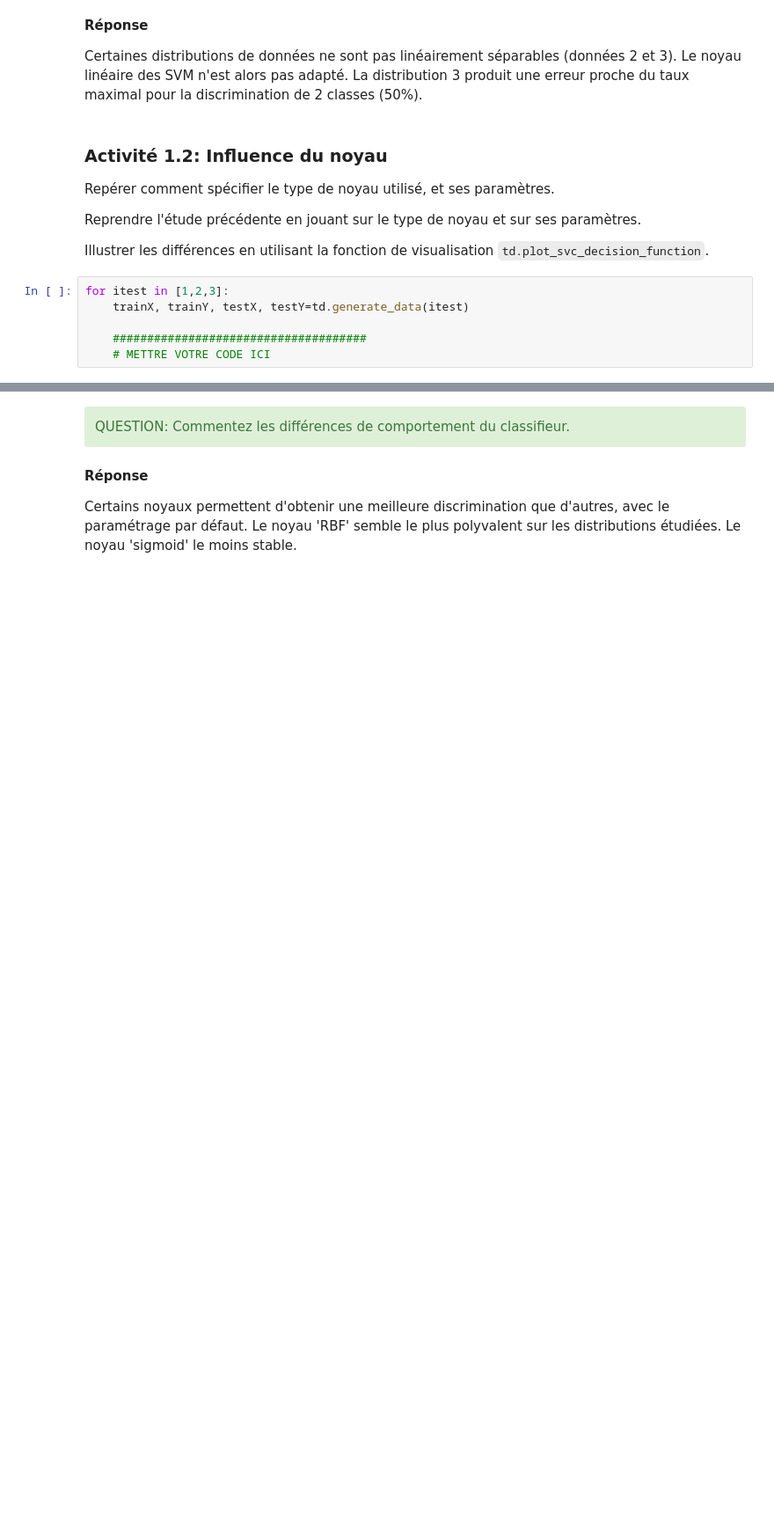
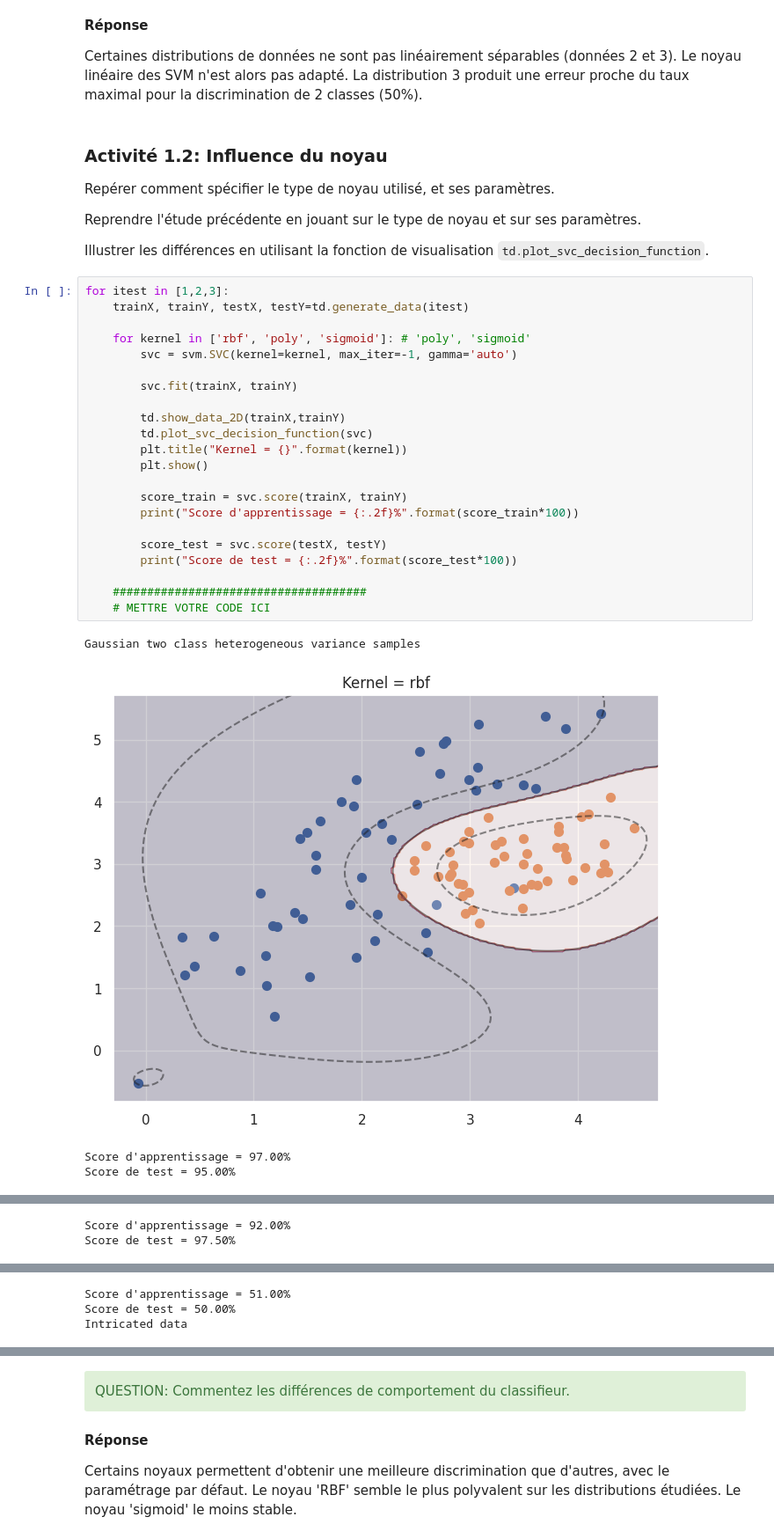
Before and after one commit to SichenPa221/ATSI, a Jupyter notebook: td_svm_2023.ipynb, the cells around one changed output, grey strips where cells are left out. Shown at 88% size. Drawn from its saved outputs; the diff is of its cells as text; blank space fills up the shorter version.

```diff
--- a/td_svm_2023.ipynb
+++ b/td_svm_2023.ipynb
@@ -142,9 +188,30 @@ Repérer comment spécifier le type de noyau utilisé, et ses paramètres.
 Reprendre l'étude précédente en jouant sur le type de noyau et sur ses paramètres.
 
 Illustrer les différences en utilisant la fonction de visualisation `td.plot_svc_decision_function`.
-# %%
-for itest in [1,2,3]:
-    trainX, trainY, testX, testY=td.generate_data(itest)
-
-    #####################################
-    # METTRE VOTRE CODE ICI
+# %%
+for itest in [1,2,3]:
+    trainX, trainY, testX, testY=td.generate_data(itest)
+
+    for kernel in ['rbf', 'poly', 'sigmoid']: # 'poly', 'sigmoid'
+        svc = svm.SVC(kernel=kernel, max_iter=-1, gamma='auto')
+
+        svc.fit(trainX, trainY)
+
+        td.show_data_2D(trainX,trainY)
+        td.plot_svc_decision_function(svc)
+        plt.title("Kernel = {}".format(kernel))
+        plt.show()
+
+        score_train = svc.score(trainX, trainY)
+        print("Score d'apprentissage = {:.2f}%".format(score_train*100))
+
+        score_test = svc.score(testX, testY)
+        print("Score de test = {:.2f}%".format(score_test*100))
+
+    #####################################
+    # METTRE VOTRE CODE ICI
+# %% [output]
+Gaussian two class heterogeneous variance samples
+[figure, added]
+Score d'apprentissage = 97.00%
+Score de test = 95.00%
@@ -150,0 +219,2 @@ for itest in [1,2,3]:
+Score d'apprentissage = 92.00%
+Score de test = 97.50%
@@ -150,0 +222,3 @@ for itest in [1,2,3]:
+Score d'apprentissage = 51.00%
+Score de test = 50.00%
+Intricated data
```
Also changed, not shown: parts of 12 cells of this notebook.
